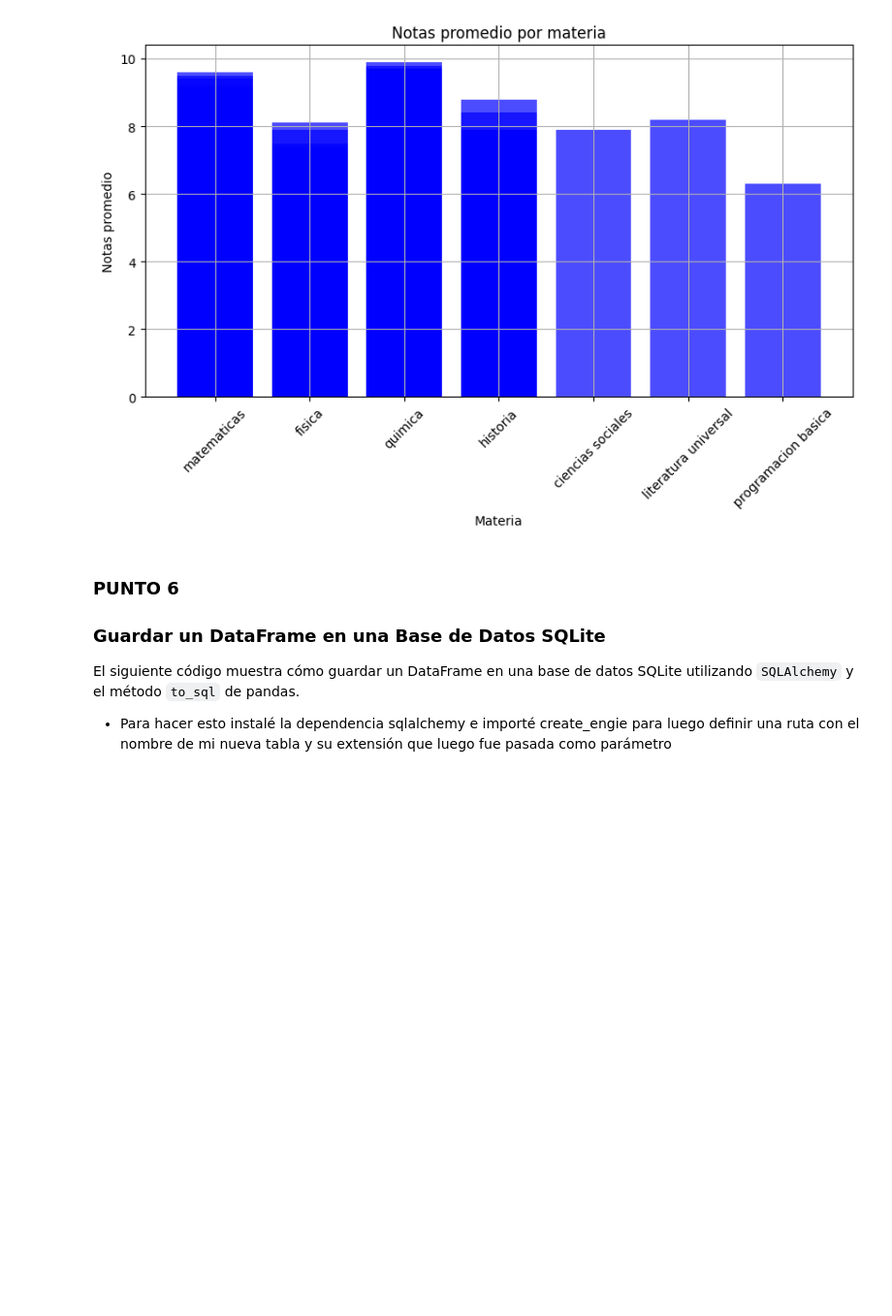
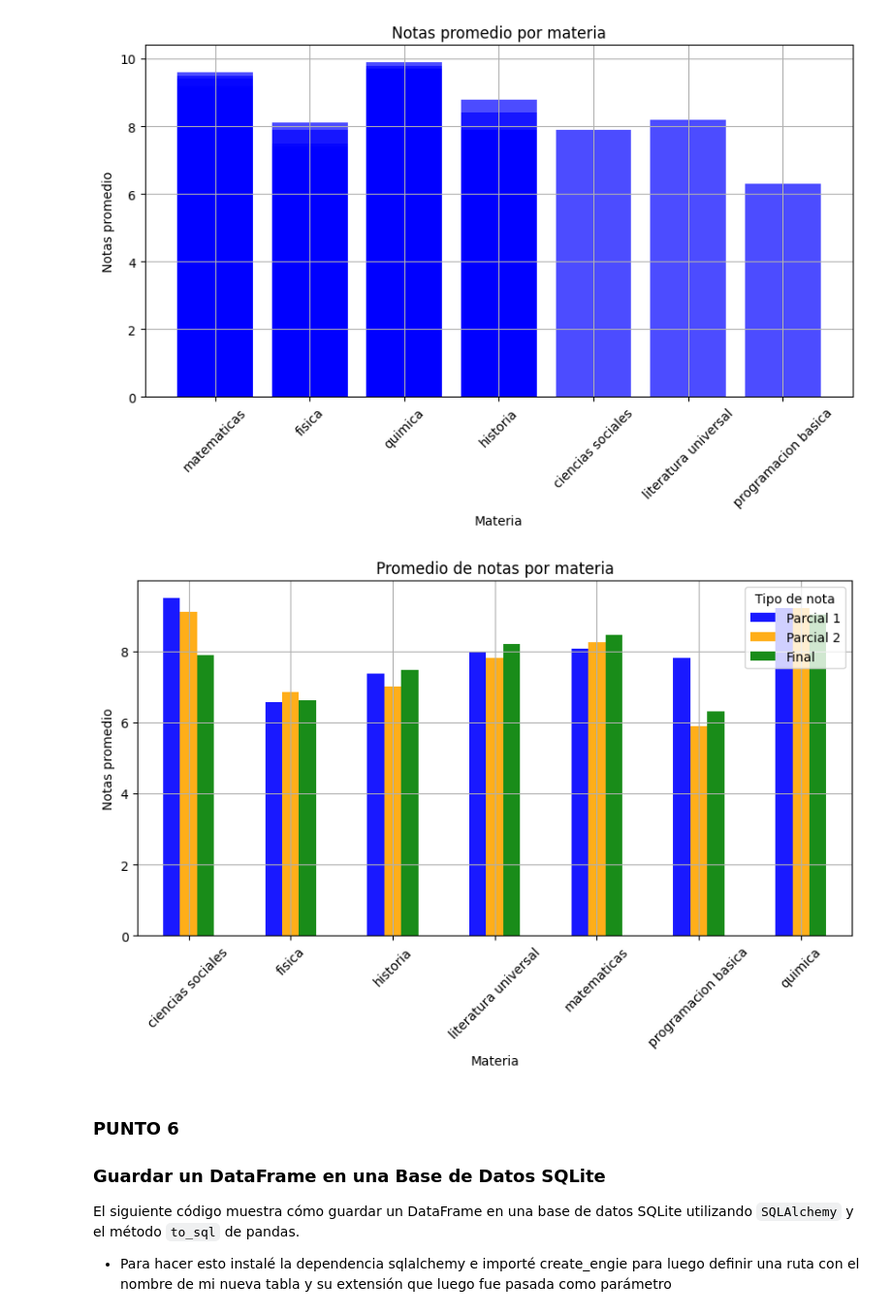
Before and after one commit to Emiliojoa/modelo-parcial, a Jupyter notebook: main (1).ipynb, the cells around one changed output. Shown: that part at 97% size. Cells and saved outputs as stored; diff of their text form; code cells hidden in the pictures; blank space fills up the shorter version.

Commit message:
build: :fire: agregacion de un cuadro para mostrar promedio por materia

```diff
--- a/main (1).ipynb
+++ b/main (1).ipynb
@@ -287,6 +287,22 @@ plt.grid()
 plt.show()
 # %% [output]
 [figure]
+# %%
+
+# promedio_por_materia=df.groupby("Materia")["Final"].mean().round(2)
+promedio_por_materia=df.groupby("Materia")[["Parcial 1", "Parcial 2", "Final"]].mean().round(2)
+promedio_por_materia
+
+promedio_por_materia.plot(kind="bar", color=["blue", "orange", "green"], alpha=0.9 ,figsize=(10, 5))
+plt.title("Promedio de notas por materia")
+plt.xlabel("Materia")
+plt.ylabel("Notas promedio")
+plt.xticks(rotation=45)
+plt.legend(title="Tipo de nota")
+plt.grid()
+plt.show()
+# %% [output]
+[figure, added]
 # %% [markdown]
 ### PUNTO 6
 ### Guardar un DataFrame en una Base de Datos SQLite
```
Also changed, not shown: 1 other file.
